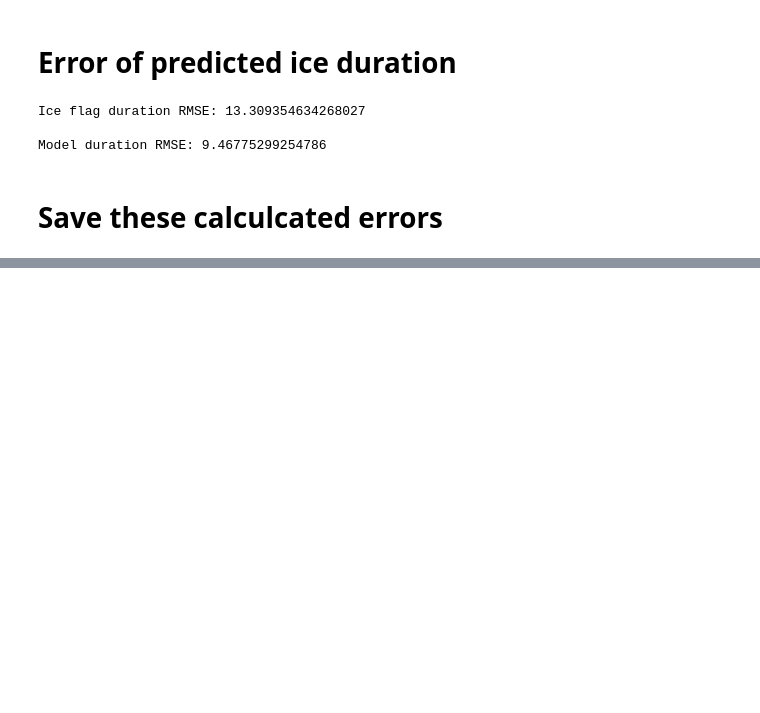
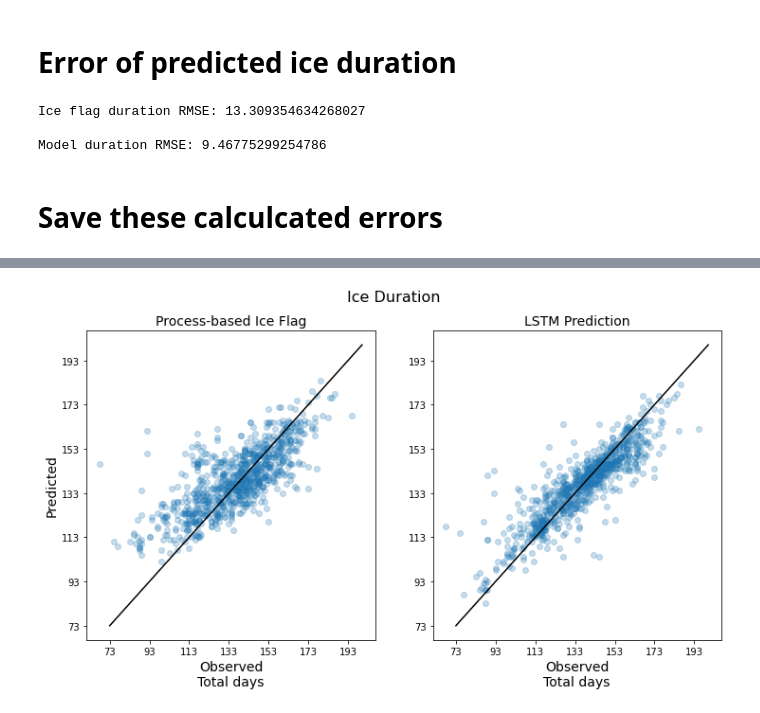
Before and after one commit to jdiaz4302/lake_ice_prediction, a Jupyter notebook: 03_eval/src/A_EvaluationMetrics.ipynb, the cells around one changed output, grey strips where cells are left out. Drawn from its saved outputs; the diff is of its cells as text; code cells hidden in the pictures; blank space fills up the shorter version.

```diff
--- a/03_eval/src/A_EvaluationMetrics.ipynb
+++ b/03_eval/src/A_EvaluationMetrics.ipynb
@@ -250,0 +335,33 @@ np.savez_compressed(eval_metrics_fpath, **evals)
+# %%
+fig, ax = plt.subplots(1, 2, figsize = (12, 6))
+
+obs_dur = np.asarray(ice_off_ids) - np.asarray(ice_on_ids)
+flag_dur = np.asarray(flag_ice_off_ids) - np.asarray(flag_ice_on_ids)
+pred_dur = np.asarray(pred_ice_off_ids) - np.asarray(pred_ice_on_ids)
+
+lower_lim = min([min(obs_dur), min(flag_dur), min(pred_dur)]) + 5
+upper_lim = max([max(obs_dur), max(flag_dur), max(pred_dur)]) + 5
+
+fig.suptitle('Ice Duration', fontsize = 16)
+
+ax[0].scatter(obs_dur, flag_dur, alpha = 0.25)
+ax[1].scatter(obs_dur, pred_dur, alpha = 0.25)
+
+ax[0].set_ylabel('Predicted', fontsize = 14)
+
+ax[0].set_xlabel('Observed\nTotal days', fontsize = 14)
+ax[1].set_xlabel('Observed\nTotal days', fontsize = 14)
+
+ax[0].set_title('Process-based Ice Flag', fontsize = 14)
+ax[1].set_title('LSTM Prediction', fontsize = 14)
+
+ax[0].plot([lower_lim, upper_lim], [lower_lim, upper_lim], color = 'black')
+ax[1].plot([lower_lim, upper_lim], [lower_lim, upper_lim], color = 'black')
+
+ax[0].set_xticks(np.arange(lower_lim, upper_lim, 20))
+ax[0].set_yticks(np.arange(lower_lim, upper_lim, 20))
+
+ax[1].set_xticks(np.arange(lower_lim, upper_lim, 20))
+ax[1].set_yticks(np.arange(lower_lim, upper_lim, 20));
+# %% [output]
+[figure, added]
```
Also changed, not shown: parts of 6 cells of this notebook.
